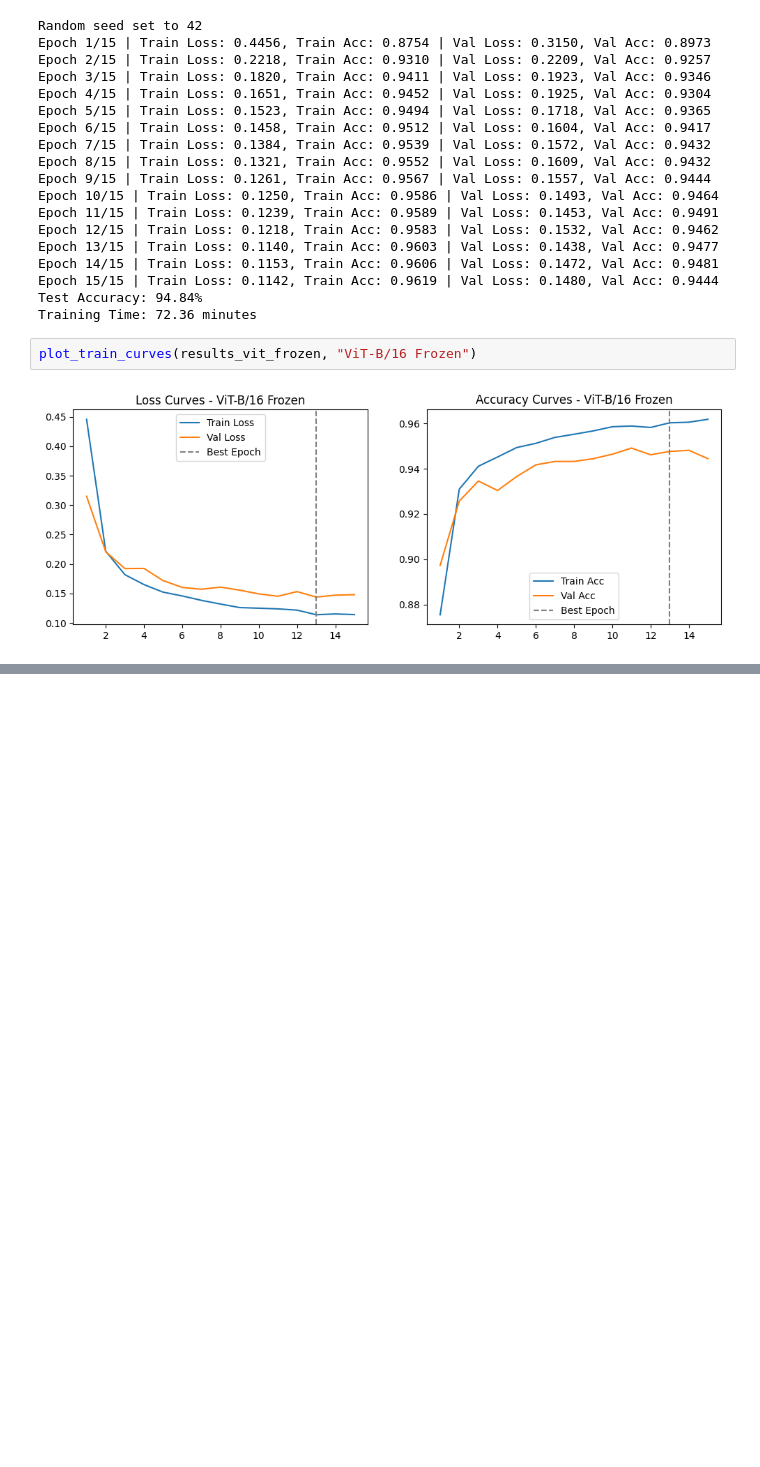
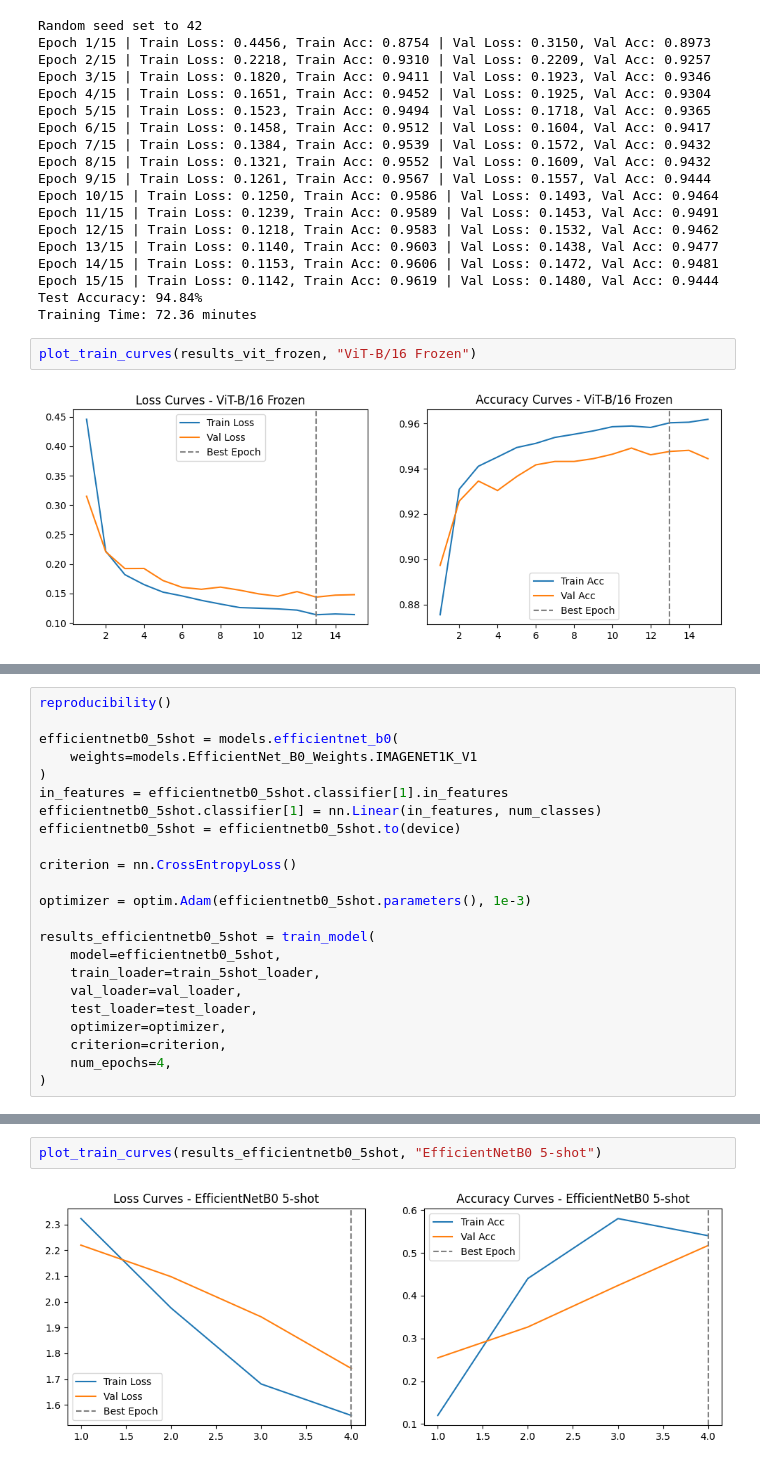
Before and after one commit to dboutzounis/Satellite-Data-Comparative-Study, a Jupyter notebook: satellite_image_classification.ipynb, the cells around one changed output, grey strips where cells are left out. Cells and saved outputs as stored; diff of their text form; blank space fills up the shorter version.

```diff
--- a/satellite_image_classification.ipynb
+++ b/satellite_image_classification.ipynb
@@ -751,0 +799,23 @@ plot_train_curves(results_vit_frozen, "ViT-B/16 Frozen")
+# %%
+reproducibility()
+
+efficientnetb0_5shot = models.efficientnet_b0(
+    weights=models.EfficientNet_B0_Weights.IMAGENET1K_V1
+)
+in_features = efficientnetb0_5shot.classifier[1].in_features
+efficientnetb0_5shot.classifier[1] = nn.Linear(in_features, num_classes)
+efficientnetb0_5shot = efficientnetb0_5shot.to(device)
+
+criterion = nn.CrossEntropyLoss()
+
+optimizer = optim.Adam(efficientnetb0_5shot.parameters(), 1e-3)
+
+results_efficientnetb0_5shot = train_model(
+    model=efficientnetb0_5shot,
+    train_loader=train_5shot_loader,
+    val_loader=val_loader,
+    test_loader=test_loader,
+    optimizer=optimizer,
+    criterion=criterion,
+    num_epochs=4,
+)
@@ -751,0 +830,4 @@ plot_train_curves(results_vit_frozen, "ViT-B/16 Frozen")
+# %%
+plot_train_curves(results_efficientnetb0_5shot, "EfficientNetB0 5-shot")
+# %% [output]
+[figure, added]
```
Also changed, not shown: parts of 11 cells of this notebook.
